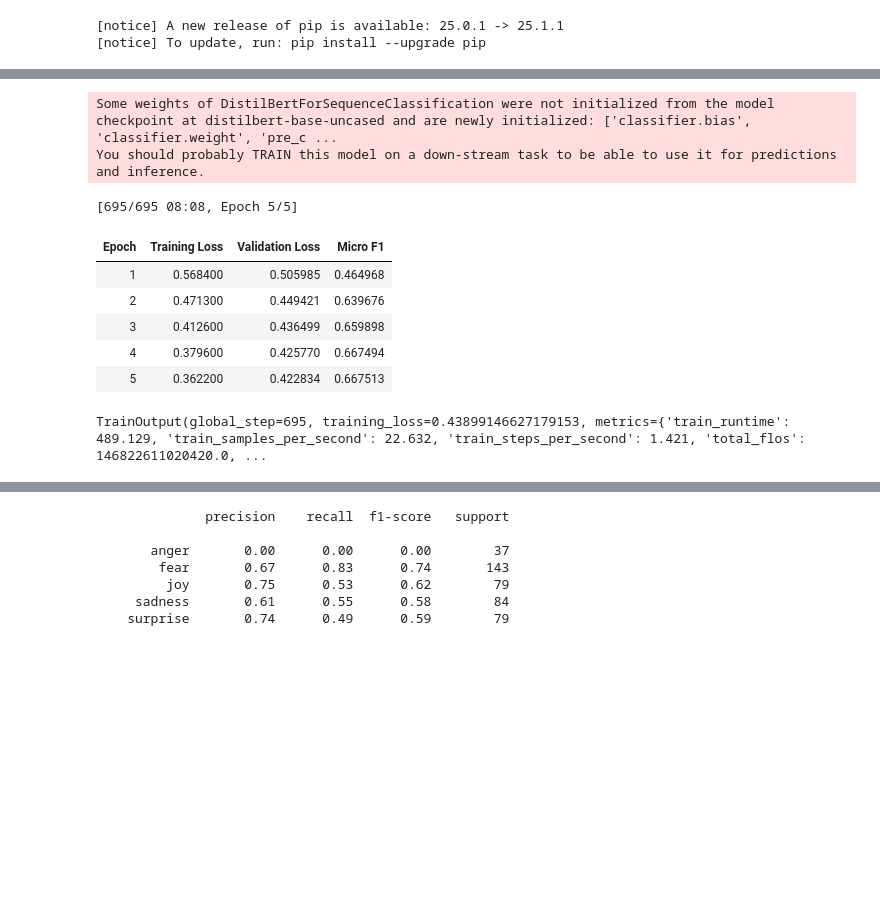
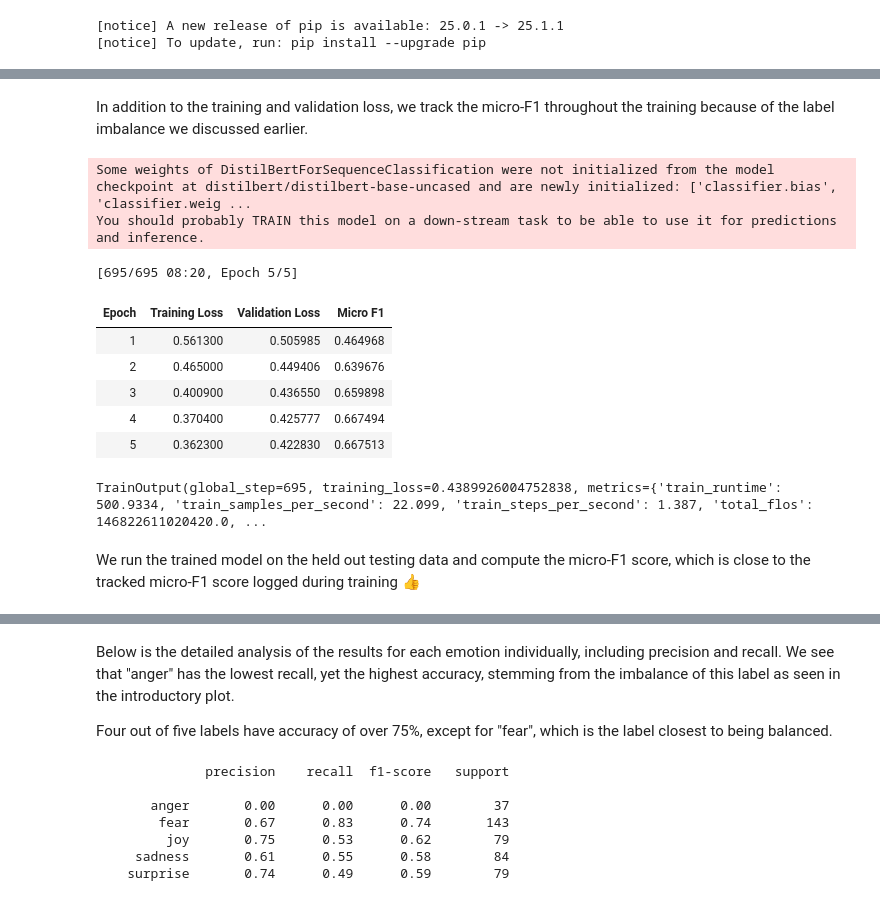
Before and after one commit to ArmanZohourian/ED-NLP, a Jupyter notebook: NLP_Project_2025.ipynb, the cells around one changed output, grey strips where cells are left out. Saved outputs shown, nothing was run; the diff lists cells and outputs as text; code cells hidden in the pictures; blank space fills up the shorter version.

```diff
--- a/NLP_Project_2025.ipynb
+++ b/NLP_Project_2025.ipynb
@@ -54,20 +50,8 @@ label_cols = ["anger", "fear", "joy", "sadness", "surprise"]
 
 raw_ds = datasets.load_dataset("csv", data_files=csv_path)["train"] # all rows
 
-def add_labels(ex):
-    ex["labels"] = [ex[c] for c in label_cols]
+def process_dataset(ex):
+    ex["labels"] = [float(ex[c]) for c in label_cols]
     return ex
 
-raw_ds = raw_ds.map(add_labels, remove_columns=label_cols + ["id"])
-
-# split into train / eval / test
-train_tmp  = raw_ds.train_test_split(test_size=0.20, seed=42)
-eval_test  = train_tmp["test"].train_test_split(test_size=0.50, seed=42)
-ds = {"train": train_tmp["train"],
-      "eval" : eval_test["train"],
-      "test" : eval_test["test"]}
-
-for split in ds:
-    ds[split] = ds[split].cast_column("labels",
-                                      datasets.Sequence(datasets.Value("float32"))
-                                      )
+raw_ds = raw_ds.map(process_dataset, remove_columns=label_cols + ["id"])
@@ -89,9 +190,4 @@ dtype: float64
 # %%
-checkpoint = "distilbert-base-uncased"
-tok = transformers.AutoTokenizer.from_pretrained(checkpoint)
-
-def tok_fn(x):
-    return tok(x["text"])
-
-tok_ds  = {k: v.map(tok_fn, batched=True, remove_columns=["text"])
-           for k, v in ds.items()}
+model_identifier = "distilbert/distilbert-base-uncased"
+tok = transformers.AutoTokenizer.from_pretrained(model_identifier)
+tok_ds  = {k: v.map(lambda x: tok(x["text"])) for k, v in ds.items()}
@@ -100,48 +206,52 @@ tok_ds  = {k: v.map(tok_fn, batched=True, remove_columns=["text"])
+# %% [markdown]
+In addition to the training and validation loss, we track the micro-F1 throughout the training because of the label imbalance we discussed earlier.
 # %%
-model = transformers.AutoModelForSequenceClassification.from_pretrained(
-            checkpoint,
+bert_model = transformers.AutoModelForSequenceClassification.from_pretrained(
+            model_identifier,
             num_labels=len(label_cols),
             problem_type="multi_label_classification")
 
 def compute_metrics(eval_pred):
     logits, labels = eval_pred
     probs  = torch.sigmoid(torch.tensor(logits)).numpy()
     preds  = (probs > 0.5).astype(int)
     micro_f1 = sklearn.metrics.f1_score(labels, preds, average="micro")
     return {"micro_f1": micro_f1}
 
 args = transformers.TrainingArguments(
     output_dir="output_dir",
     eval_strategy="epoch",
-    logging_strategy="epoch",
+    logging_strategy="steps",
+    logging_steps=50,
     save_strategy="epoch",
     per_device_train_batch_size=16,
     per_device_eval_batch_size=16,
     num_train_epochs=5,
     report_to="none",
-    logging_first_step=True,
     learning_rate=1e-5, # small data -> small lr; default is 5e-5
     weight_decay=0.5, # regularization
 )
 
-trainer = transformers.Trainer(model, args,
+trainer = transformers.Trainer(bert_model, args,
                   train_dataset  =tok_ds["train"],
                   eval_dataset   =tok_ds["eval"],
                   tokenizer      =tok,
                   compute_metrics=compute_metrics)
 
 trainer.train()
 # %% [output]
-Some weights of DistilBertForSequenceClassification were not initialized from the model checkpoint at distilbert-base-uncased and are newly initialized: ['classifier.bias', 'classifier.weight', 'pre_c ...
+Some weights of DistilBertForSequenceClassification were not initialized from the model checkpoint at distilbert/distilbert-base-uncased and are newly initialized: ['classifier.bias', 'classifier.weig ...
 You should probably TRAIN this model on a down-stream task to be able to use it for predictions and inference.
-[695/695 08:08, Epoch 5/5]
+[695/695 08:20, Epoch 5/5]
 | Epoch | Training Loss | Validation Loss | Micro F1 |
-| 1 | 0.568400 | 0.505985 | 0.464968 |
-| 2 | 0.471300 | 0.449421 | 0.639676 |
-| 3 | 0.412600 | 0.436499 | 0.659898 |
-| 4 | 0.379600 | 0.425770 | 0.667494 |
-| 5 | 0.362200 | 0.422834 | 0.667513 |
+| 1 | 0.561300 | 0.505985 | 0.464968 |
+| 2 | 0.465000 | 0.449406 | 0.639676 |
+| 3 | 0.400900 | 0.436550 | 0.659898 |
+| 4 | 0.370400 | 0.425777 | 0.667494 |
+| 5 | 0.362300 | 0.422830 | 0.667513 |
-TrainOutput(global_step=695, training_loss=0.43899146627179153, metrics={'train_runtime': 489.129, 'train_samples_per_second': 22.632, 'train_steps_per_second': 1.421, 'total_flos': 146822611020420.0, ...
+TrainOutput(global_step=695, training_loss=0.4389926004752838, metrics={'train_runtime': 500.9334, 'train_samples_per_second': 22.099, 'train_steps_per_second': 1.387, 'total_flos': 146822611020420.0, ...
+# %% [markdown]
+We run the trained model on the held out testing data and compute the micro-F1 score, which is close to the tracked micro-F1 score logged during training 👍
 # %%
 test_out    = trainer.predict(tok_ds["test"])
 test_scores = compute_metrics((test_out.predictions, test_out.label_ids))
@@ -149,6 +259,10 @@ print(f"Test micro-F1: {test_scores['micro_f1']:.3f}")
 # %% [output]
 [interactive output not drawn]
 Test micro-F1: 0.627
+# %% [markdown]
+Below is the detailed analysis of the results for each emotion individually, including precision and recall. We see that "anger" has the lowest recall, yet the highest accuracy, stemming from the imbalance of this label as seen in the introductory plot.
+
+Four out of five labels have accuracy of over 75%, except for "fear", which is the label closest to being balanced.
 # %%
 # -- predictions -> 0/1 --------------------------------------------------------
 probs = torch.sigmoid(torch.tensor(test_out.predictions)).numpy()
```
Also changed, not shown: parts of 34 cells of this notebook, 4 other files.
